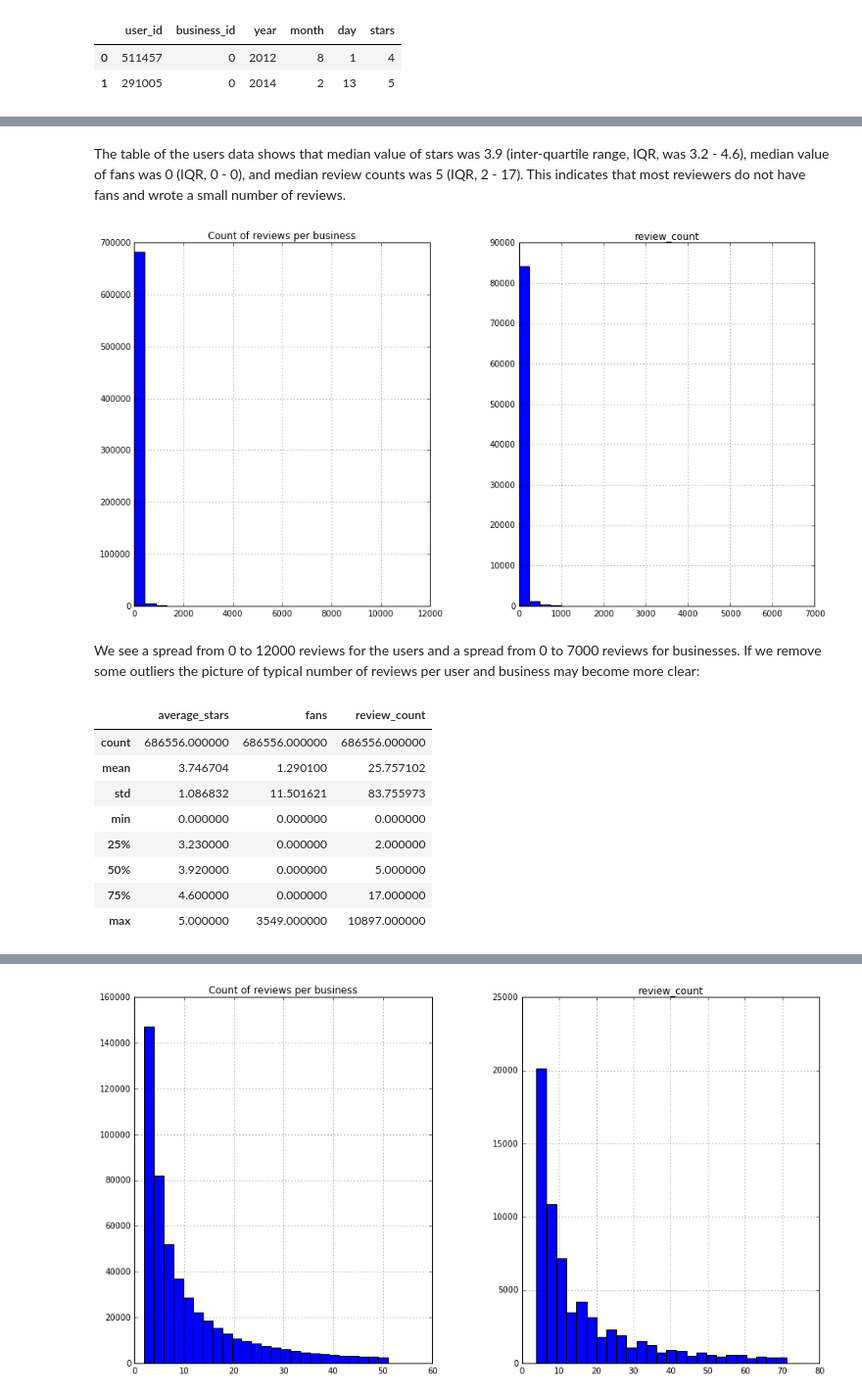
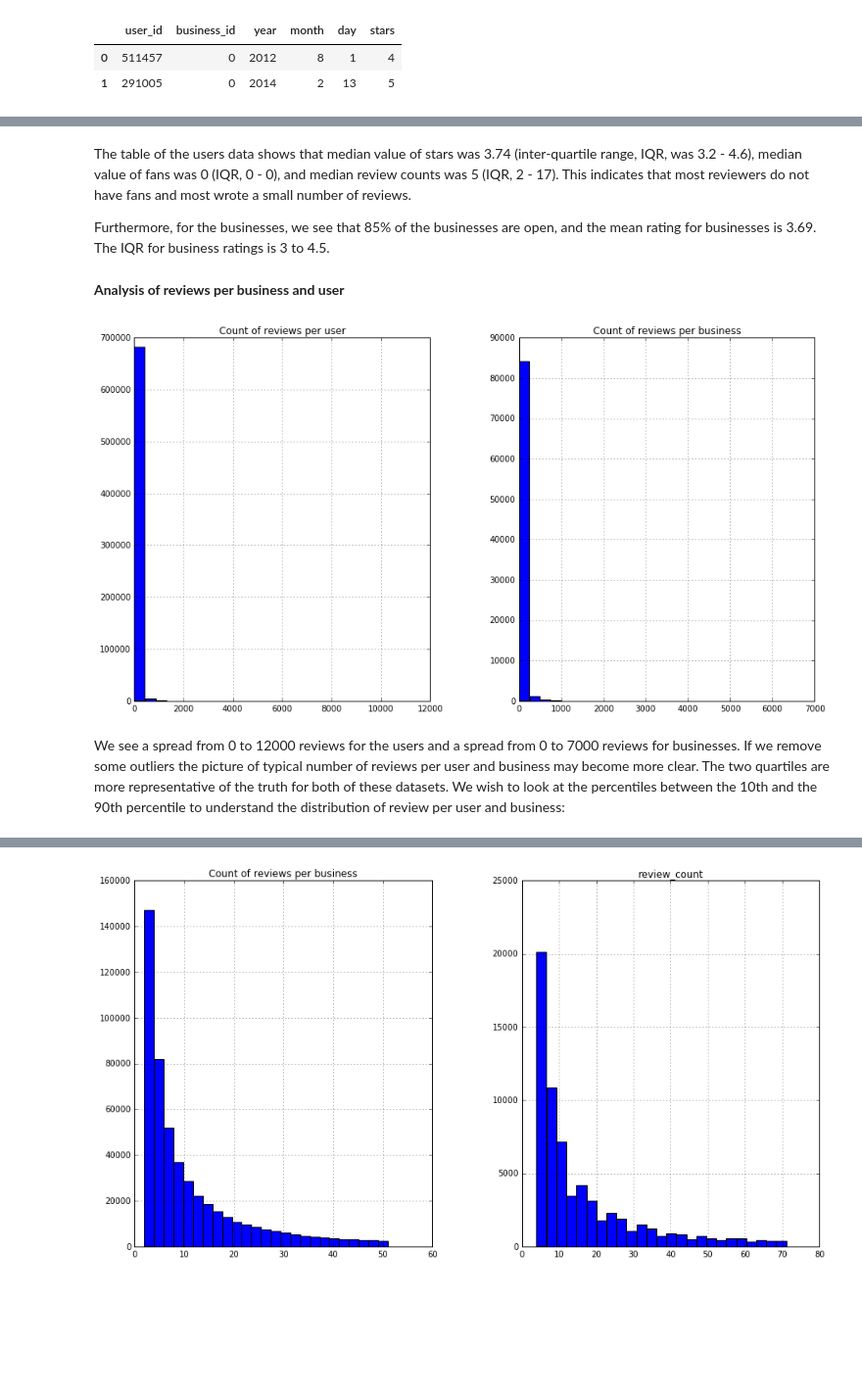
Before and after one commit to NickHoernle/Data-Science-Project-AM209a, a Jupyter notebook: data_exploration/Nick-exploration.ipynb, the cells around one changed output, grey strips where cells are left out. Shown at 98% size. Cells and saved outputs as stored; diff of their text form; code cells hidden in the pictures; blank space fills up the shorter version.

```diff
--- a/data_exploration/Nick-exploration.ipynb
+++ b/data_exploration/Nick-exploration.ipynb
@@ -44,31 +73,23 @@ Users dataframe shape (686556, 11)
 # %% [markdown]
-The table of the users data shows that median value of stars was 3.9 (inter-quartile range, IQR, was 3.2 - 4.6), median value of fans was 0 (IQR, 0 - 0), and median review counts was 5 (IQR, 2 - 17). This indicates that most reviewers do not have fans and wrote a small number of reviews.
+The table of the users data shows that median value of stars was 3.74 (inter-quartile range, IQR, was 3.2 - 4.6), median value of fans was 0 (IQR, 0 - 0), and median review counts was 5 (IQR, 2 - 17). This indicates that most reviewers do not have fans and most wrote a small number of reviews.
+
+Furthermore, for the businesses, we see that 85% of the businesses are open, and the mean rating for businesses is 3.69. The IQR for business ratings is 3 to 4.5.
+# %% [markdown]
+**Analysis of reviews per business and user**
 # %%
 fig, axes = plt.subplots(1,2, figsize=(15,8))
 users.hist(column='review_count',
            ax=axes[0],
            bins=25)
 businesses.hist(column='review_count',
                 ax=axes[1],
                 bins=25)
 
 axes[0].set_title('Count of reviews per user')
-axes[0].set_title('Count of reviews per business')
+axes[1].set_title('Count of reviews per business')
 plt.show()
 # histogram of reviews per user and reviews per business
 # %% [output]
-[figure, old version]
+[figure, new version]
 # %% [markdown]
-We see a spread from 0 to 12000 reviews for the users and a spread from 0 to 7000 reviews for businesses. If we remove some outliers the picture of typical number of reviews per user and business may become more clear:
+We see a spread from 0 to 12000 reviews for the users and a spread from 0 to 7000 reviews for businesses. If we remove some outliers the picture of typical number of reviews per user and business may become more clear. The two quartiles are more representative of the truth for both of these datasets. We wish to look at the percentiles between the 10th and the 90th percentile to understand the distribution of review per user and business:
-# %%
-users[['average_stars', 'fans', 'review_count']].describe()
-# %% [output]
-|  | average_stars | fans | review_count |
-| count | 686556.000000 | 686556.000000 | 686556.000000 |
-| mean | 3.746704 | 1.290100 | 25.757102 |
-| std | 1.086832 | 11.501621 | 83.755973 |
-| min | 0.000000 | 0.000000 | 0.000000 |
-| 25% | 3.230000 | 0.000000 | 2.000000 |
-| 50% | 3.920000 | 0.000000 | 5.000000 |
-| 75% | 4.600000 | 0.000000 | 17.000000 |
-| max | 5.000000 | 3549.000000 | 10897.000000 |
```
Also changed, not shown: parts of 28 cells of this notebook.
